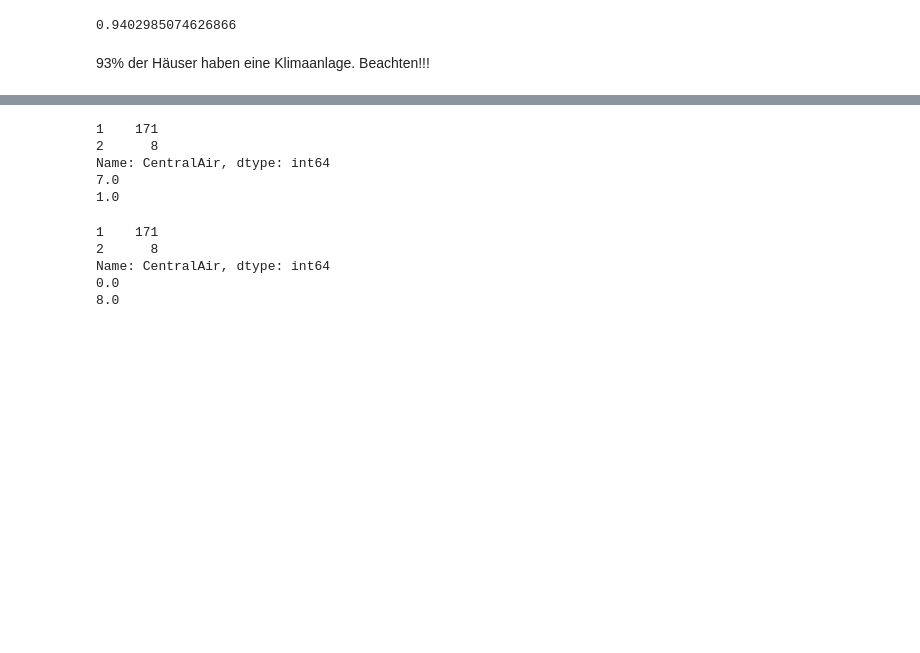
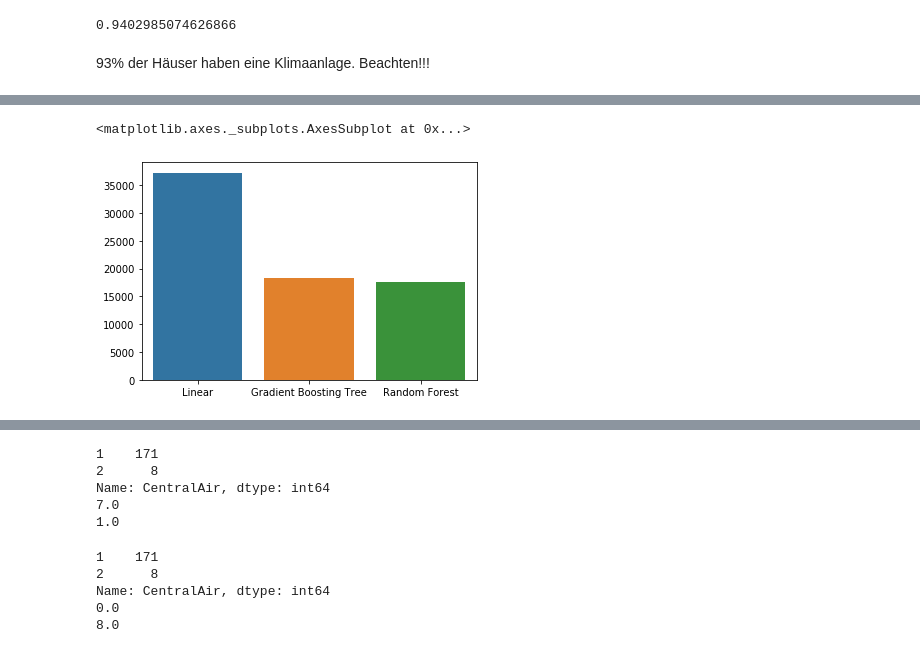
Before and after one commit to Tachmeton/Data-Science---Hausanalyse, a Jupyter notebook: Codebase.ipynb, the cells around one changed output, grey strips where cells are left out. Drawn from its saved outputs; the diff is of its cells as text; code cells hidden in the pictures; blank space fills up the shorter version.

```diff
--- a/Codebase.ipynb
+++ b/Codebase.ipynb
@@ -804,0 +775,5 @@ sb.barplot([0,1,2],maxD)
+# %%
+sb.barplot(["Linear","Gradient Boosting Tree","Random Forest"],rmse)
+# %% [output]
+<matplotlib.axes._subplots.AxesSubplot at 0x...>
+[figure, added]
```
Also changed, not shown: parts of 33 cells of this notebook.
